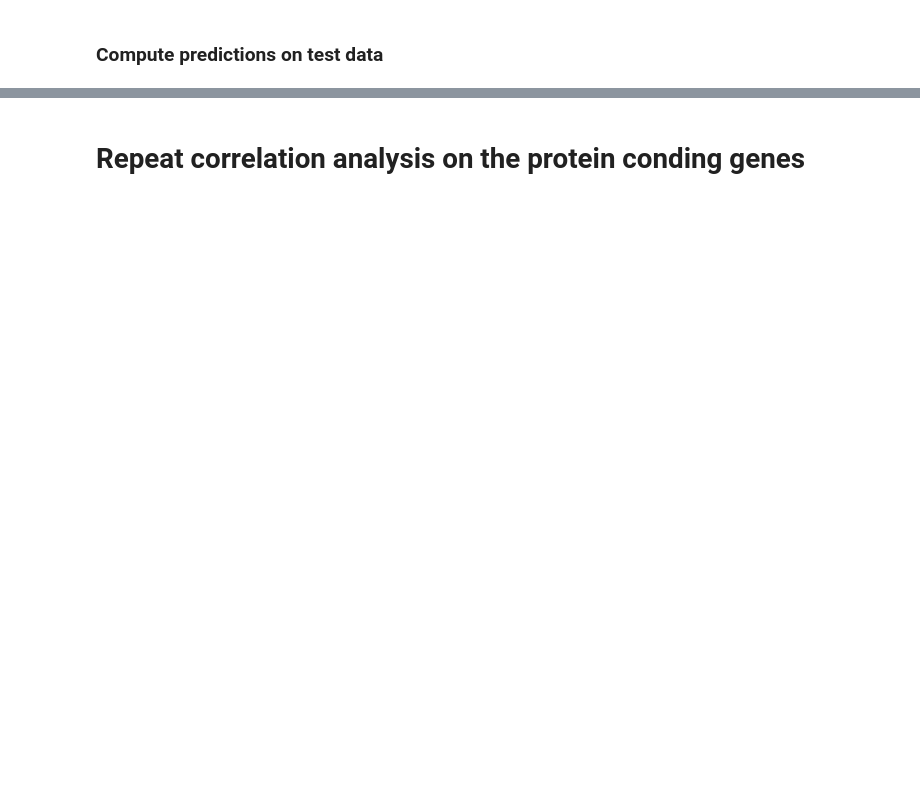
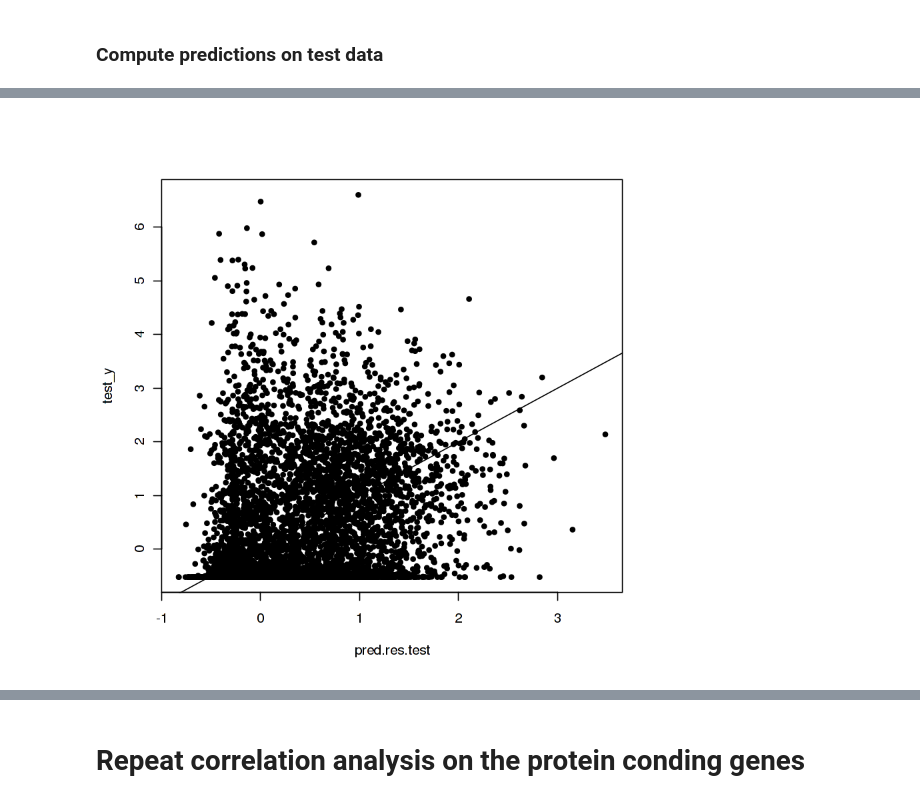
Before and after one commit to fba67/scMTL, a Jupyter notebook: feat2resp_bulk_LiHe_500bpWinTF.ipynb, the cells around one changed output, grey strips where cells are left out. Cells and saved outputs as stored; diff of their text form; code cells hidden in the pictures; blank space fills up the shorter version.

```diff
--- a/feat2resp_bulk_LiHe_500bpWinTF.ipynb
+++ b/feat2resp_bulk_LiHe_500bpWinTF.ipynb
@@ -212,0 +231,5 @@ cor(pred.res.test, test_y)
+# %%
+plot(pred.res.test, test_y, pch= 20)
+abline(a=0, b= 1)
+# %% [output]
+[figure, added]
```
Also changed, not shown: parts of 25 cells of this notebook.
